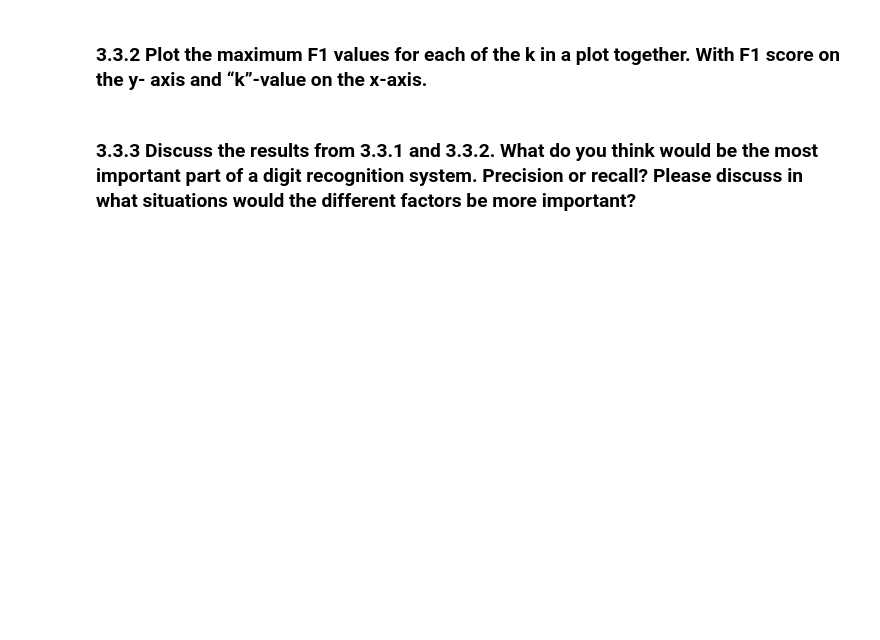
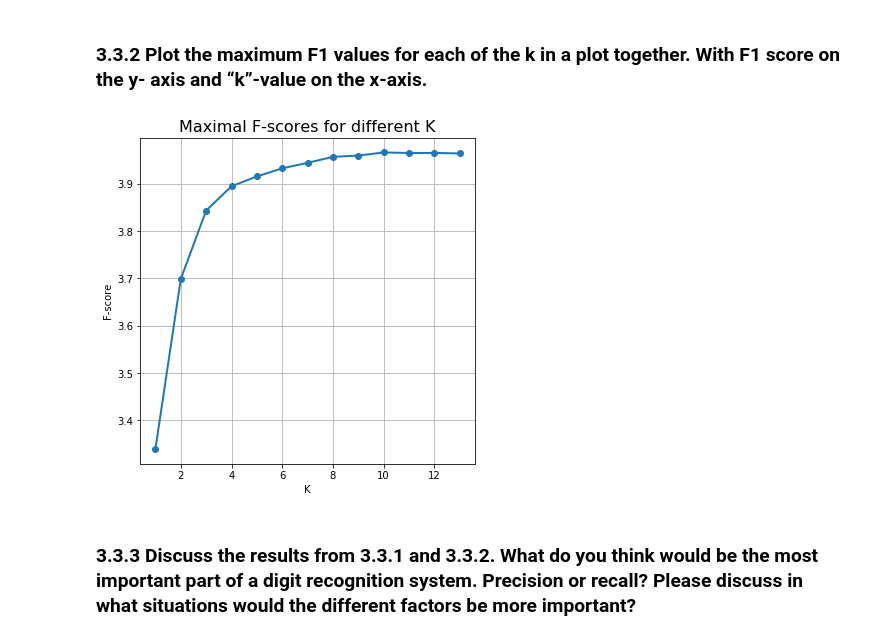
Before and after one commit to vmstavens/sm_pca, a Jupyter notebook: clustering/ex3.ipynb, the cells around one changed output. Drawn from its saved outputs; the diff is of its cells as text; code cells hidden in the pictures; blank space fills up the shorter version.

```diff
--- a/clustering/ex3.ipynb
+++ b/clustering/ex3.ipynb
@@ -131,4 +192,24 @@ KeyboardInterrupt:
 # %% [markdown]
 ### 3.3.2 Plot the maximum F1 values for each of the k in a plot together. With F1 score on the y- axis and “k”-value on the x-axis.
+# %%
+Fscores = np.full((13,13), -1, dtype=float)
+
+for i in range(13):
+    for j in range(i+1):
+        Fscores[i,j] = 2 * ((precision[i,j] * recall[i,j]) / precision[i,j] + recall[i,j])
+
+Fscores_max = np.amax(Fscores, axis=1)
+
+fig, ax = plt.subplots(figsize=(6,6))
+ax.plot(range(1,14), Fscores_max, linewidth=2.0, marker='.', markersize=12)
+
+ax.set_xlabel('K')
+ax.set_ylabel('F-score')
+ax.set_title("Maximal F-scores for different K", fontsize=16)
+
+ax.grid()
+plt.show()
+# %% [output]
+[figure, added]
 # %% [markdown]
 ### 3.3.3 Discuss the results from 3.3.1 and 3.3.2. What do you think would be the most important part of a digit recognition system. Precision or recall? Please discuss in what situations would the different factors be more important?
```
Also changed, not shown: parts of 6 cells of this notebook.
